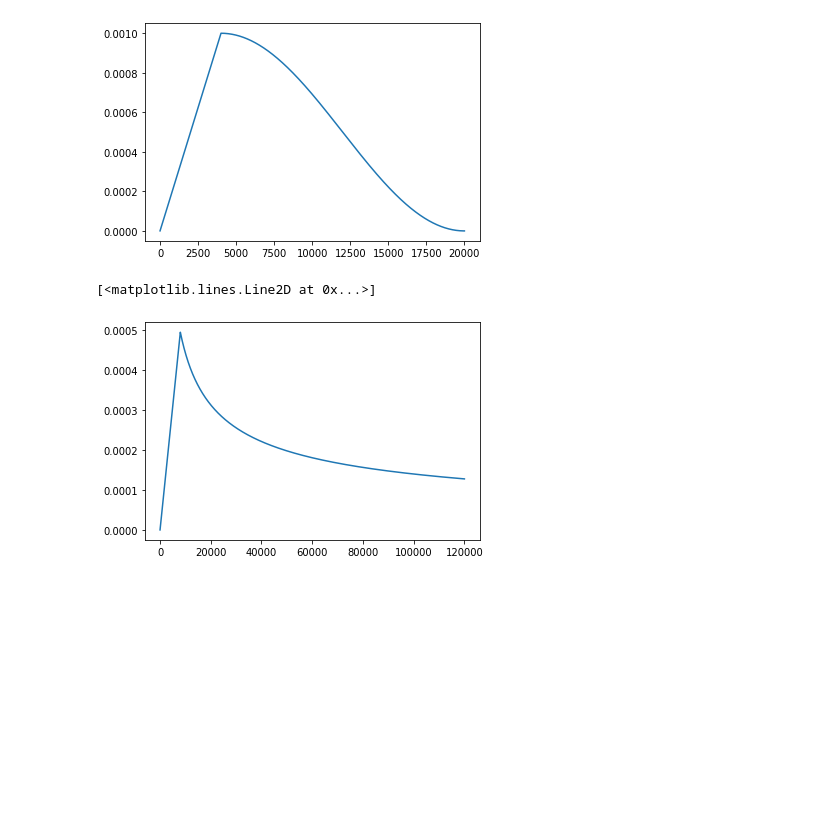
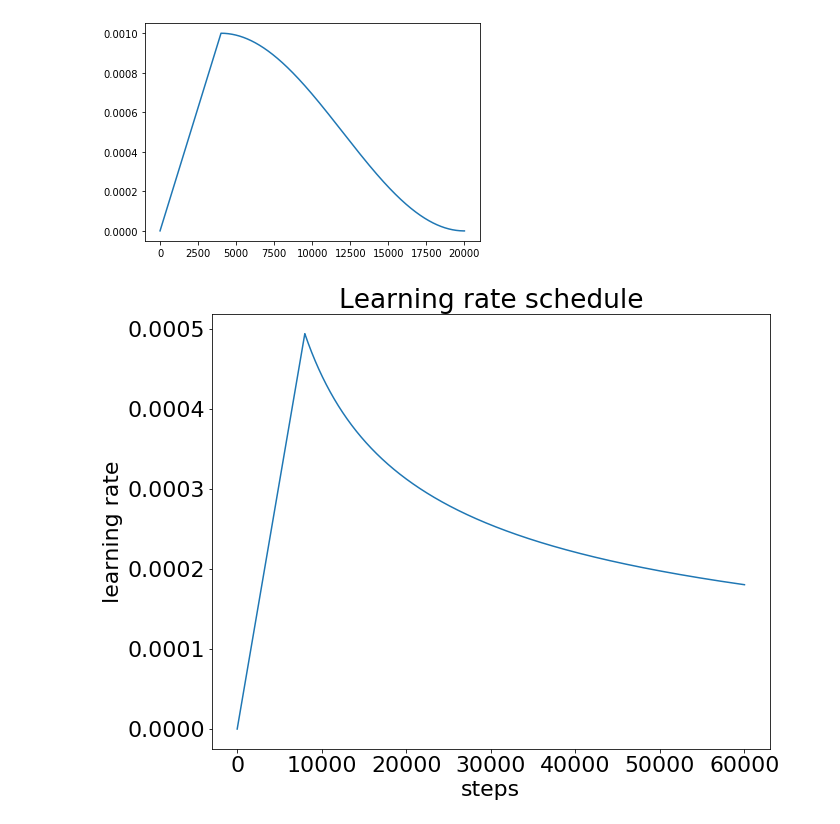
Before and after one commit to gusalsdmlwlq/Study, a Jupyter notebook: learning_rate_schedule.ipynb, the cells around one changed output. Drawn from its saved outputs; the diff is of its cells as text; code cells hidden in the pictures; blank space fills up the shorter version.

```diff
--- a/learning_rate_schedule.ipynb
+++ b/learning_rate_schedule.ipynb
@@ -20,12 +20,18 @@ plt.plot(lrs)
 # %%
 lrs = []
 warmup = 8000
-total = 120000
+total = 60000
 d_model = 512
 for step in range(1,total):
     lrs.append(d_model ** -0.5 * min(step * warmup ** -1.5, step ** -0.5))
-# %%
-plt.plot(lrs)
-# %% [output]
-[<matplotlib.lines.Line2D at 0x...>]
-[figure, removed]
+# %%
+import matplotlib
+matplotlib.rcParams.update({'font.size': 22})
+plt.figure(figsize=(10,8),)
+plt.plot(lrs)
+plt.title("Learning rate schedule")
+plt.xlabel("steps")
+plt.ylabel("learning rate")
+plt.show()
+# %% [output]
+[figure, added]
```
Also changed, not shown: 1 other file.
